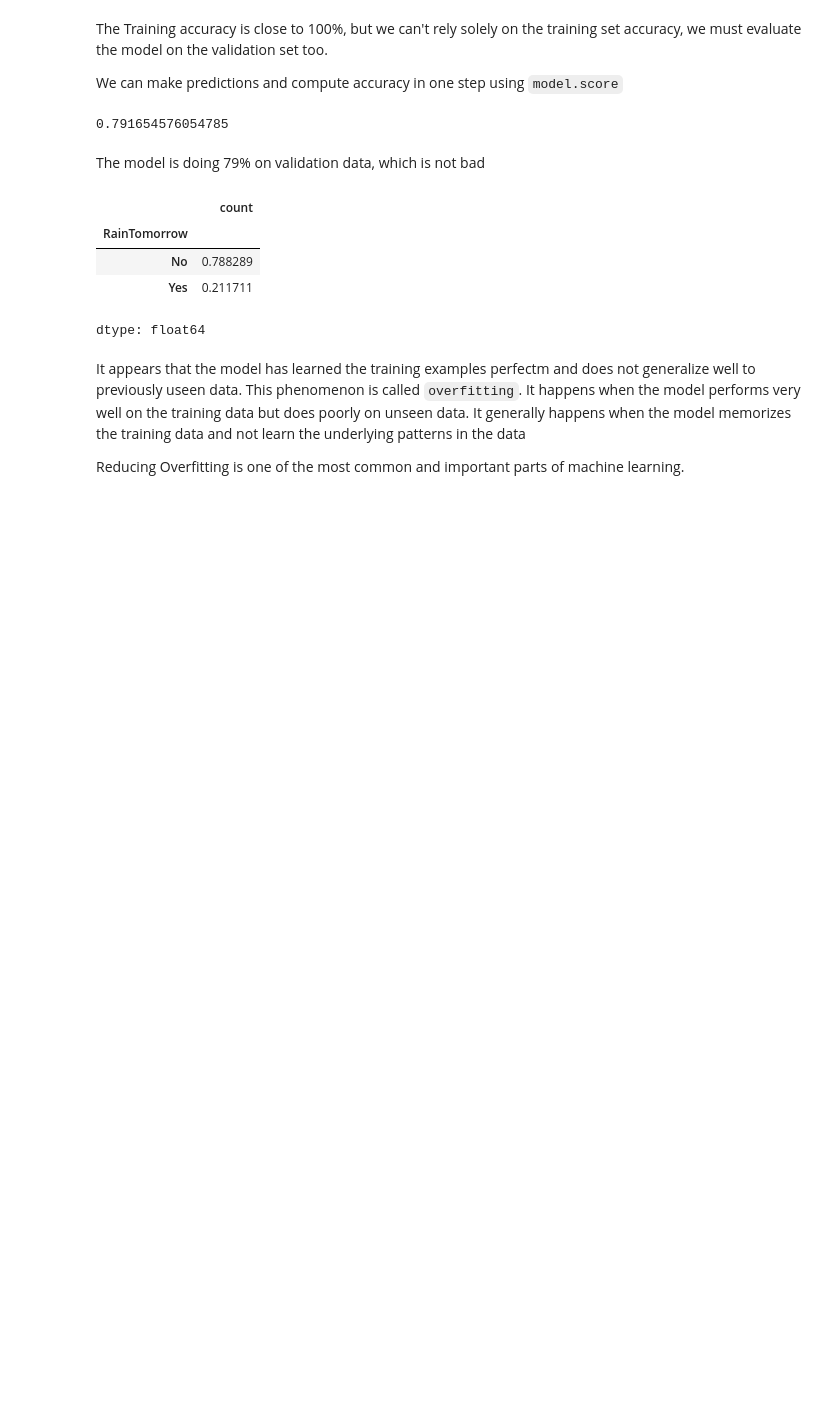
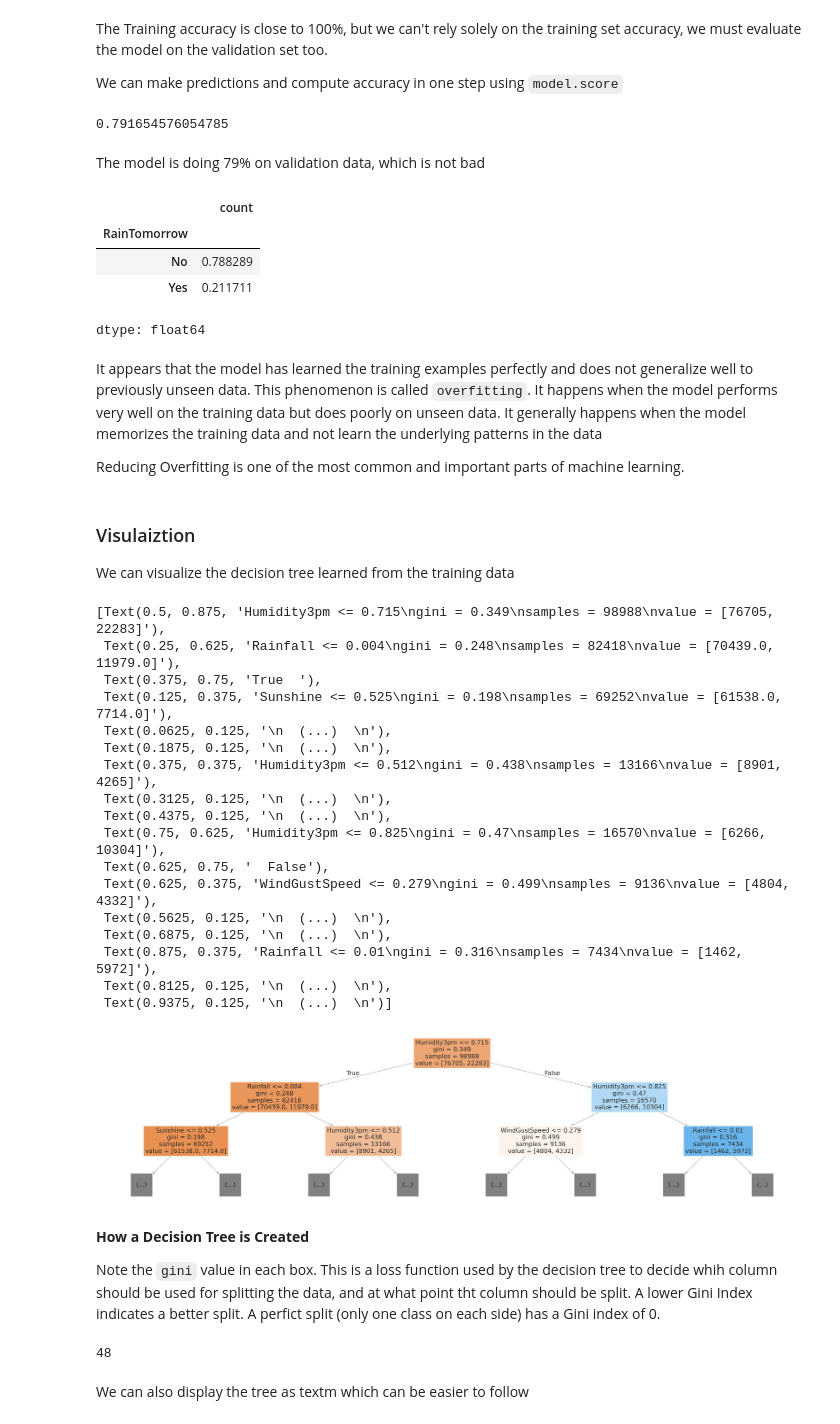
Before and after one commit to Musawer-Afzal/ML-with-Scikit-Learn-in-Python, a Jupyter notebook: 03_decision_tress_random_forests.ipynb, the cells around one changed output. Saved outputs shown, nothing was run; the diff lists cells and outputs as text; code cells hidden in the pictures; blank space fills up the shorter version.

```diff
--- a/03_decision_tress_random_forests.ipynb
+++ b/03_decision_tress_random_forests.ipynb
@@ -344,7 +344,44 @@ val_targets.value_counts() / len(val_targets)
 | Yes | 0.211711 |
 dtype: float64
 # %% [markdown]
-It appears that the model has learned the training examples perfectm and does not generalize well to previously useen data. This phenomenon is called `overfitting`. It happens when the model performs very well on the training data but does poorly on unseen data.
+It appears that the model has learned the training examples perfectly and does not generalize well to previously unseen data. This phenomenon is called `overfitting`. It happens when the model performs very well on the training data but does poorly on unseen data.
 It generally happens when the model memorizes the training data and not learn the underlying patterns in the data
 
 Reducing Overfitting is one of the most common and important parts of machine learning.
+# %% [markdown]
+### Visulaiztion
+
+We can visualize the decision tree learned from the training data
+# %%
+plt.figure(figsize = (80, 20))
+plot_tree(model, feature_names = X_train.columns, max_depth = 2, filled = True)
+# %% [output]
+[Text(0.5, 0.875, 'Humidity3pm <= 0.715\ngini = 0.349\nsamples = 98988\nvalue = [76705, 22283]'),
+ Text(0.25, 0.625, 'Rainfall <= 0.004\ngini = 0.248\nsamples = 82418\nvalue = [70439.0, 11979.0]'),
+ Text(0.375, 0.75, 'True  '),
+ Text(0.125, 0.375, 'Sunshine <= 0.525\ngini = 0.198\nsamples = 69252\nvalue = [61538.0, 7714.0]'),
+ Text(0.0625, 0.125, '\n  (...)  \n'),
+ Text(0.1875, 0.125, '\n  (...)  \n'),
+ Text(0.375, 0.375, 'Humidity3pm <= 0.512\ngini = 0.438\nsamples = 13166\nvalue = [8901, 4265]'),
+ Text(0.3125, 0.125, '\n  (...)  \n'),
+ Text(0.4375, 0.125, '\n  (...)  \n'),
+ Text(0.75, 0.625, 'Humidity3pm <= 0.825\ngini = 0.47\nsamples = 16570\nvalue = [6266, 10304]'),
+ Text(0.625, 0.75, '  False'),
+ Text(0.625, 0.375, 'WindGustSpeed <= 0.279\ngini = 0.499\nsamples = 9136\nvalue = [4804, 4332]'),
+ Text(0.5625, 0.125, '\n  (...)  \n'),
+ Text(0.6875, 0.125, '\n  (...)  \n'),
+ Text(0.875, 0.375, 'Rainfall <= 0.01\ngini = 0.316\nsamples = 7434\nvalue = [1462, 5972]'),
+ Text(0.8125, 0.125, '\n  (...)  \n'),
+ Text(0.9375, 0.125, '\n  (...)  \n')]
+[figure, added]
+# %% [markdown]
+**How a Decision Tree is Created**
+
+Note the `gini` value in each box. This is a loss function used by the decision tree to decide whih column should be used for splitting the data, and at what point tht column should be split. A lower Gini Index indicates a better split. A perfict split (only one class on each side) has a Gini index of 0.
+# %%
+# Depth of the tree we have created
+model.tree_.max_depth
+# %% [output]
+48
+# %% [markdown]
+We can also display the tree as textm which can be easier to follow
```
Also changed, not shown: parts of 23 cells of this notebook.
